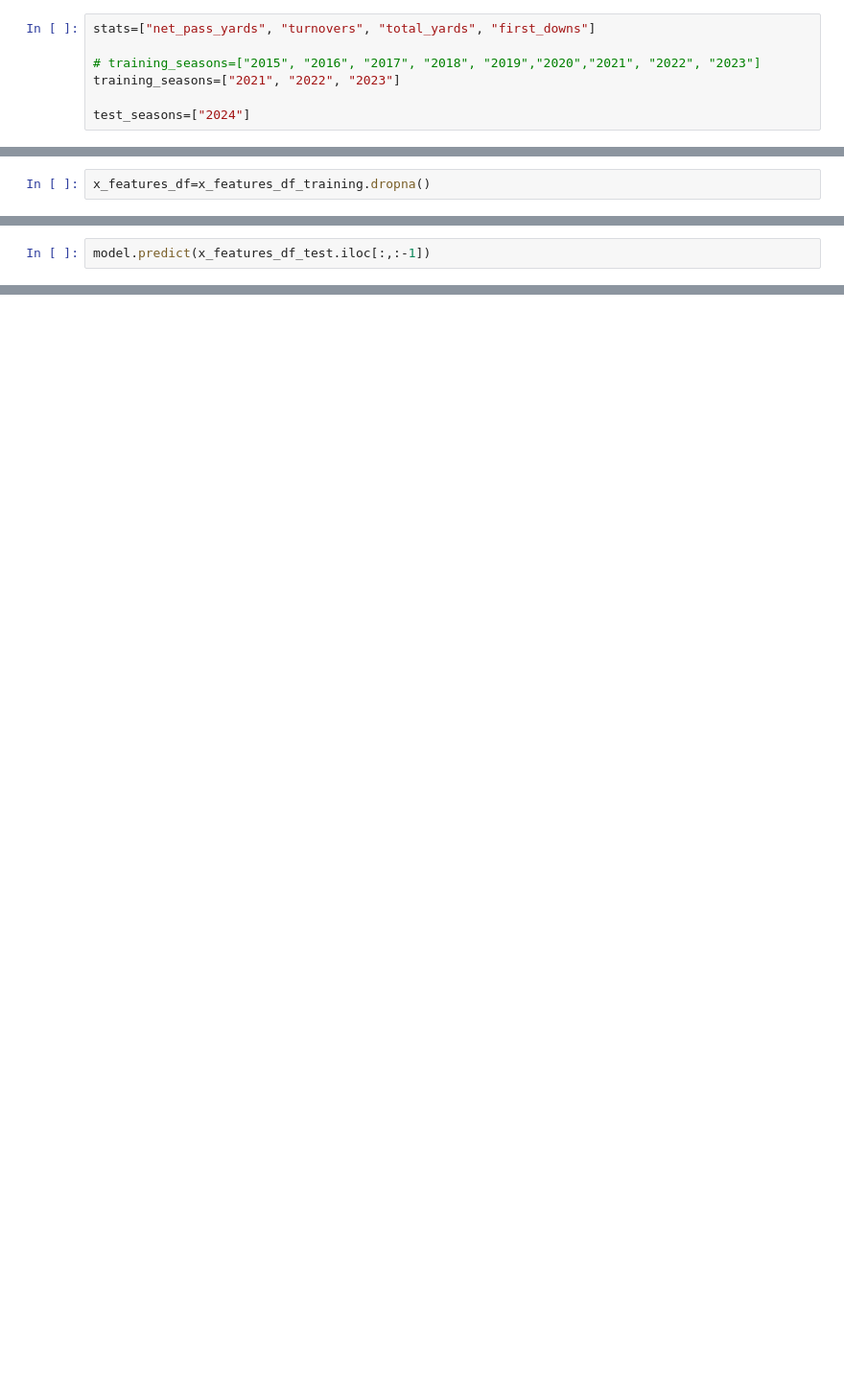
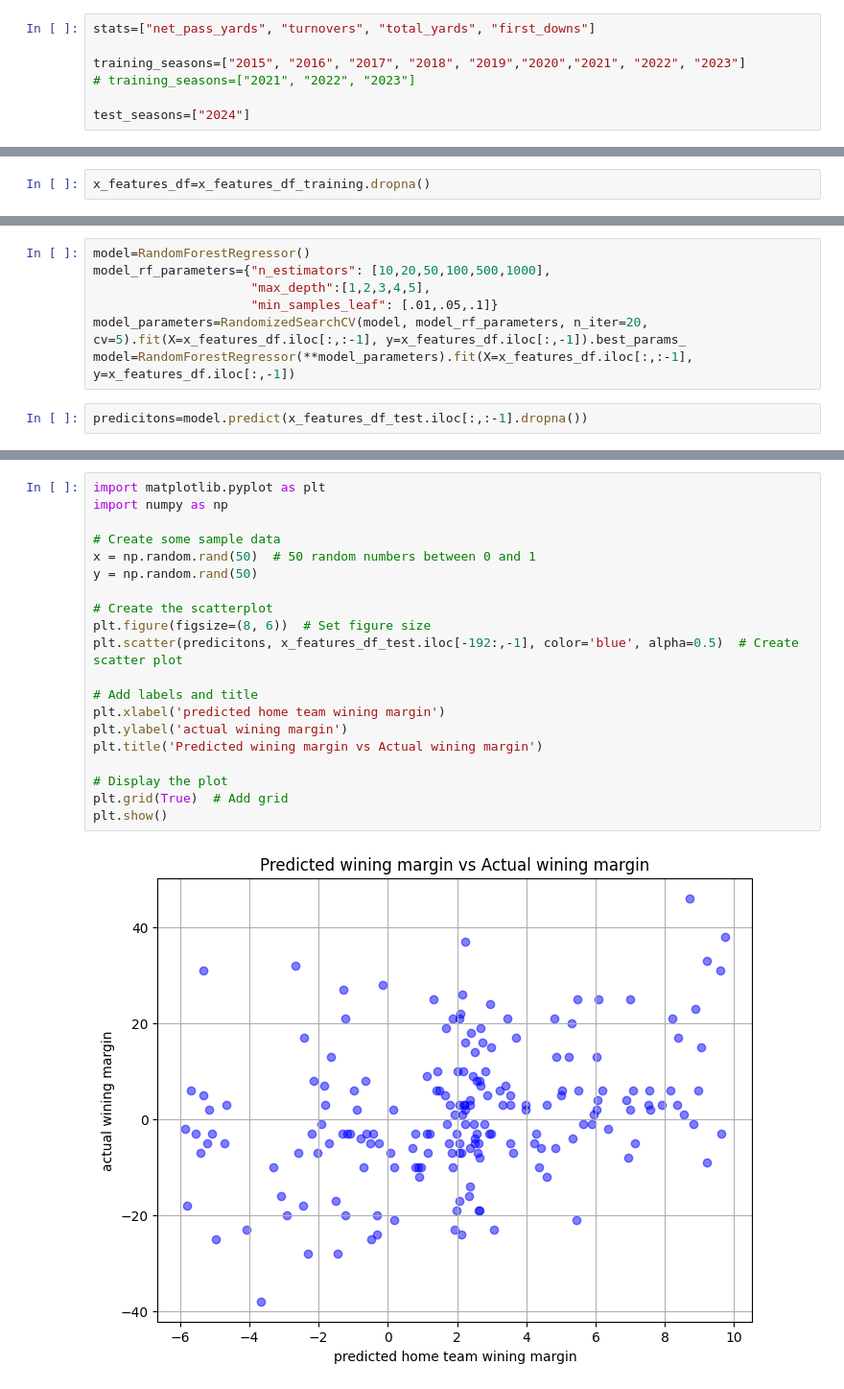
Before and after one commit to johnpham90/NFL_Model, a Jupyter notebook: notebooks/random_forest_model.ipynb, the cells around one changed output, grey strips where cells are left out. Shown at 96% size. Cells and saved outputs as stored; diff of their text form; blank space fills up the shorter version.

Commit message:
added hyper parametertuning

```diff
--- a/notebooks/random_forest_model.ipynb
+++ b/notebooks/random_forest_model.ipynb
@@ -16,8 +17,8 @@ from sklearn.ensemble import RandomForestRegressor
 # %%
 stats=["net_pass_yards", "turnovers", "total_yards", "first_downs"]
 
-# training_seasons=["2015", "2016", "2017", "2018", "2019","2020","2021", "2022", "2023"]
-training_seasons=["2021", "2022", "2023"]
+training_seasons=["2015", "2016", "2017", "2018", "2019","2020","2021", "2022", "2023"]
+# training_seasons=["2021", "2022", "2023"]
 
 test_seasons=["2024"]
 # %%
@@ -84,2 +82,9 @@ model=model.fit(X=x_features_df.iloc[:,:-1], y=x_features_df.iloc[:,-1])
+# %%
+model=RandomForestRegressor()
+model_rf_parameters={"n_estimators": [10,20,50,100,500,1000],
+                     "max_depth":[1,2,3,4,5],
+                     "min_samples_leaf": [.01,.05,.1]}
+model_parameters=RandomizedSearchCV(model, model_rf_parameters, n_iter=20, cv=5).fit(X=x_features_df.iloc[:,:-1], y=x_features_df.iloc[:,-1]).best_params_
+model=RandomForestRegressor(**model_parameters).fit(X=x_features_df.iloc[:,:-1], y=x_features_df.iloc[:,-1])
 # %%
-model.predict(x_features_df_test.iloc[:,:-1])
+predicitons=model.predict(x_features_df_test.iloc[:,:-1].dropna())
@@ -123,0 +130,22 @@ plt.show()
+# %%
+import matplotlib.pyplot as plt
+import numpy as np
+
+# Create some sample data
+x = np.random.rand(50)  # 50 random numbers between 0 and 1
+y = np.random.rand(50)
+
+# Create the scatterplot
+plt.figure(figsize=(8, 6))  # Set figure size
+plt.scatter(predicitons, x_features_df_test.iloc[-192:,-1], color='blue', alpha=0.5)  # Create scatter plot
+
+# Add labels and title
+plt.xlabel('predicted home team wining margin')
+plt.ylabel('actual wining margin')
+plt.title('Predicted wining margin vs Actual wining margin')
+
+# Display the plot
+plt.grid(True)  # Add grid
+plt.show()
+# %% [output]
+[figure, added]
```
Also changed, not shown: parts of 7 cells of this notebook.
